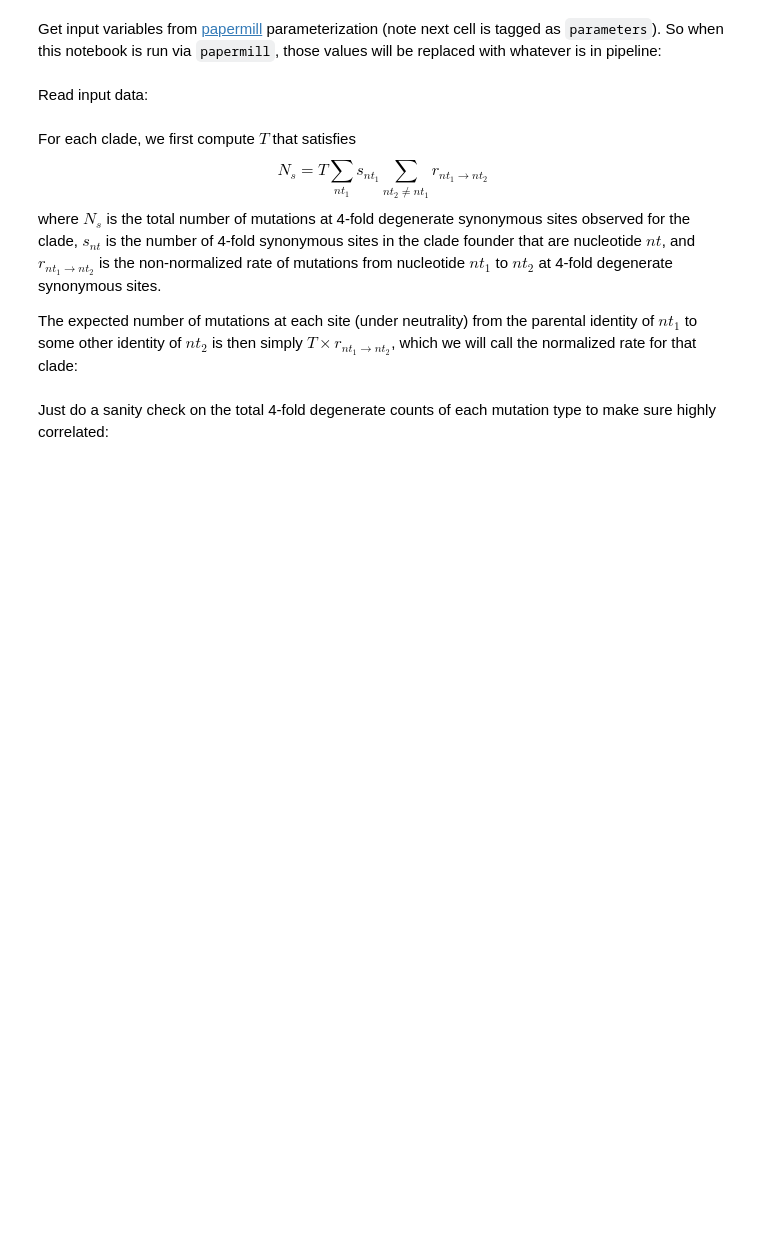
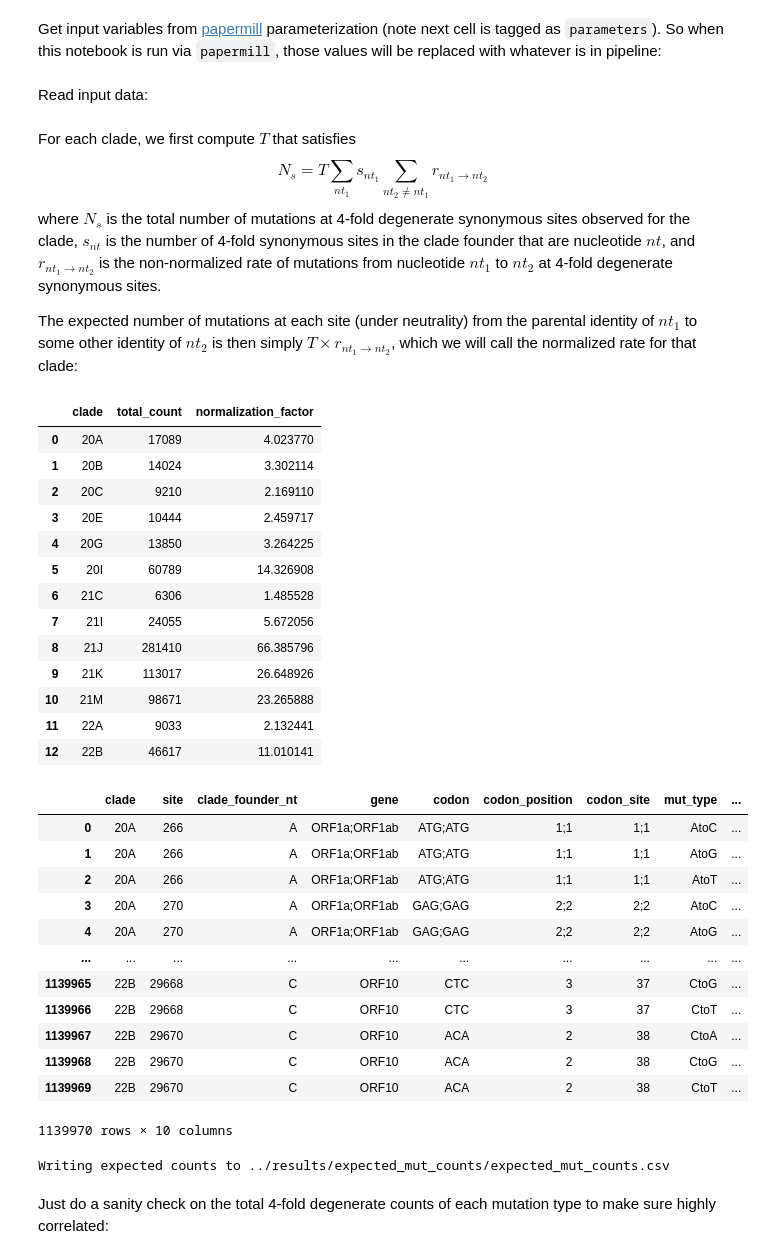
Before and after one commit to jbloomlab/SARS2-mut-fitness, a Jupyter notebook: notebooks/expected_mut_counts.ipynb, the cells around one changed output. Cells and saved outputs as stored; diff of their text form; code cells hidden in the pictures; blank space fills up the shorter version.

Commit message:
annotate the codon sites

```diff
--- a/notebooks/expected_mut_counts.ipynb
+++ b/notebooks/expected_mut_counts.ipynb
@@ -44,33 +44,63 @@ normalization_factor = (
 
 display(normalization_factor)
 
 expected_muts = (
     normalization_factor.merge(clade_founder_nts, on="clade", validate="one_to_many")
     .rename(columns={"nt": "parent_nt"})
     .merge(
         rates_by_clade[["clade", "parent_nt", "mut_type", "rate"]],
         on=["clade", "parent_nt"],
     )
     .assign(expected_count=lambda x: x["normalization_factor"] * x["rate"])
     .rename(columns={"parent_nt": "clade_founder_nt"})[
         [
             "clade",
             "site",
             "clade_founder_nt",
             "gene",
             "codon",
             "codon_position",
+            "codon_site",
             "mut_type",
             "four_fold_degenerate",
             "expected_count",
         ]
     ]
 )
 
 display(expected_muts)
 
 print(f"Writing expected counts to {expected_counts_csv}")
 expected_muts.to_csv(expected_counts_csv, float_format="%.5g", index=False)
+# %% [output]
+|  | clade | total_count | normalization_factor |
+| 0 | 20A | 17089 | 4.023770 |
+| 1 | 20B | 14024 | 3.302114 |
+| 2 | 20C | 9210 | 2.169110 |
+| 3 | 20E | 10444 | 2.459717 |
+| 4 | 20G | 13850 | 3.264225 |
+| 5 | 20I | 60789 | 14.326908 |
+| 6 | 21C | 6306 | 1.485528 |
+| 7 | 21I | 24055 | 5.672056 |
+| 8 | 21J | 281410 | 66.385796 |
+| 9 | 21K | 113017 | 26.648926 |
+| 10 | 21M | 98671 | 23.265888 |
+| 11 | 22A | 9033 | 2.132441 |
+| 12 | 22B | 46617 | 11.010141 |
+|  | clade | site | clade_founder_nt | gene | codon | codon_position | codon_site | mut_type | ... |
+| 0 | 20A | 266 | A | ORF1a;ORF1ab | ATG;ATG | 1;1 | 1;1 | AtoC | ... |
+| 1 | 20A | 266 | A | ORF1a;ORF1ab | ATG;ATG | 1;1 | 1;1 | AtoG | ... |
+| 2 | 20A | 266 | A | ORF1a;ORF1ab | ATG;ATG | 1;1 | 1;1 | AtoT | ... |
+| 3 | 20A | 270 | A | ORF1a;ORF1ab | GAG;GAG | 2;2 | 2;2 | AtoC | ... |
+| 4 | 20A | 270 | A | ORF1a;ORF1ab | GAG;GAG | 2;2 | 2;2 | AtoG | ... |
+| ... | ... | ... | ... | ... | ... | ... | ... | ... | ... |
+| 1139965 | 22B | 29668 | C | ORF10 | CTC | 3 | 37 | CtoG | ... |
+| 1139966 | 22B | 29668 | C | ORF10 | CTC | 3 | 37 | CtoT | ... |
+| 1139967 | 22B | 29670 | C | ORF10 | ACA | 2 | 38 | CtoA | ... |
+| 1139968 | 22B | 29670 | C | ORF10 | ACA | 2 | 38 | CtoG | ... |
+| 1139969 | 22B | 29670 | C | ORF10 | ACA | 2 | 38 | CtoT | ... |
+1139970 rows × 10 columns
+Writing expected counts to ../results/expected_mut_counts/expected_mut_counts.csv
 # %% [markdown]
 Just do a sanity check on the total 4-fold degenerate counts of each mutation type to make sure highly correlated:
 # %%
```
Also changed, not shown: parts of 1 cell of this notebook, 7 other files.
